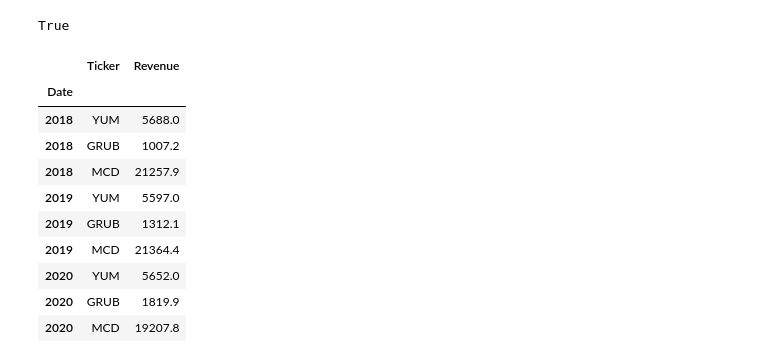
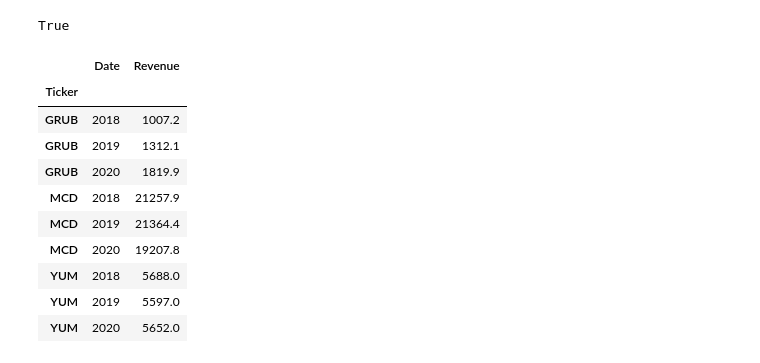
Before and after one commit to joebarry1252/Newly_Minted, a Jupyter notebook: notebooks/Samuel's Notebook/Data Analysis.ipynb, the cells around one changed output. Cells and saved outputs as stored; diff of their text form; code cells hidden in the pictures.

```diff
--- a/notebooks/Samuel's Notebook/Data Analysis.ipynb
+++ b/notebooks/Samuel's Notebook/Data Analysis.ipynb
@@ -31,19 +29,19 @@ csv_path = Path("../Yolanda_Baker_Notebook/ticker_revenue.csv")
 revenue_data = pd.read_csv(csv_path)
 Revenue = pd.DataFrame(revenue_data.tail(9))
 # %%
-Revenue_Data = Revenue.set_index("Date")
+Revenue_Data = Revenue.set_index("Ticker")
 Revenue_Data.sort_index(ascending=True, inplace=True)
 Revenue_Data
 # %% [output]
-|  | Ticker | Revenue |
-| Date |  |  |
-| 2018 | YUM | 5688.0 |
-| 2018 | GRUB | 1007.2 |
-| 2018 | MCD | 21257.9 |
-| 2019 | YUM | 5597.0 |
-| 2019 | GRUB | 1312.1 |
-| 2019 | MCD | 21364.4 |
-| 2020 | YUM | 5652.0 |
-| 2020 | GRUB | 1819.9 |
-| 2020 | MCD | 19207.8 |
+|  | Date | Revenue |
+| Ticker |  |  |
+| GRUB | 2018 | 1007.2 |
+| GRUB | 2019 | 1312.1 |
+| GRUB | 2020 | 1819.9 |
+| MCD | 2018 | 21257.9 |
+| MCD | 2019 | 21364.4 |
+| MCD | 2020 | 19207.8 |
+| YUM | 2018 | 5688.0 |
+| YUM | 2019 | 5597.0 |
+| YUM | 2020 | 5652.0 |
 # %%
```
Also changed, not shown: parts of 13 cells of this notebook, 1 other file.
